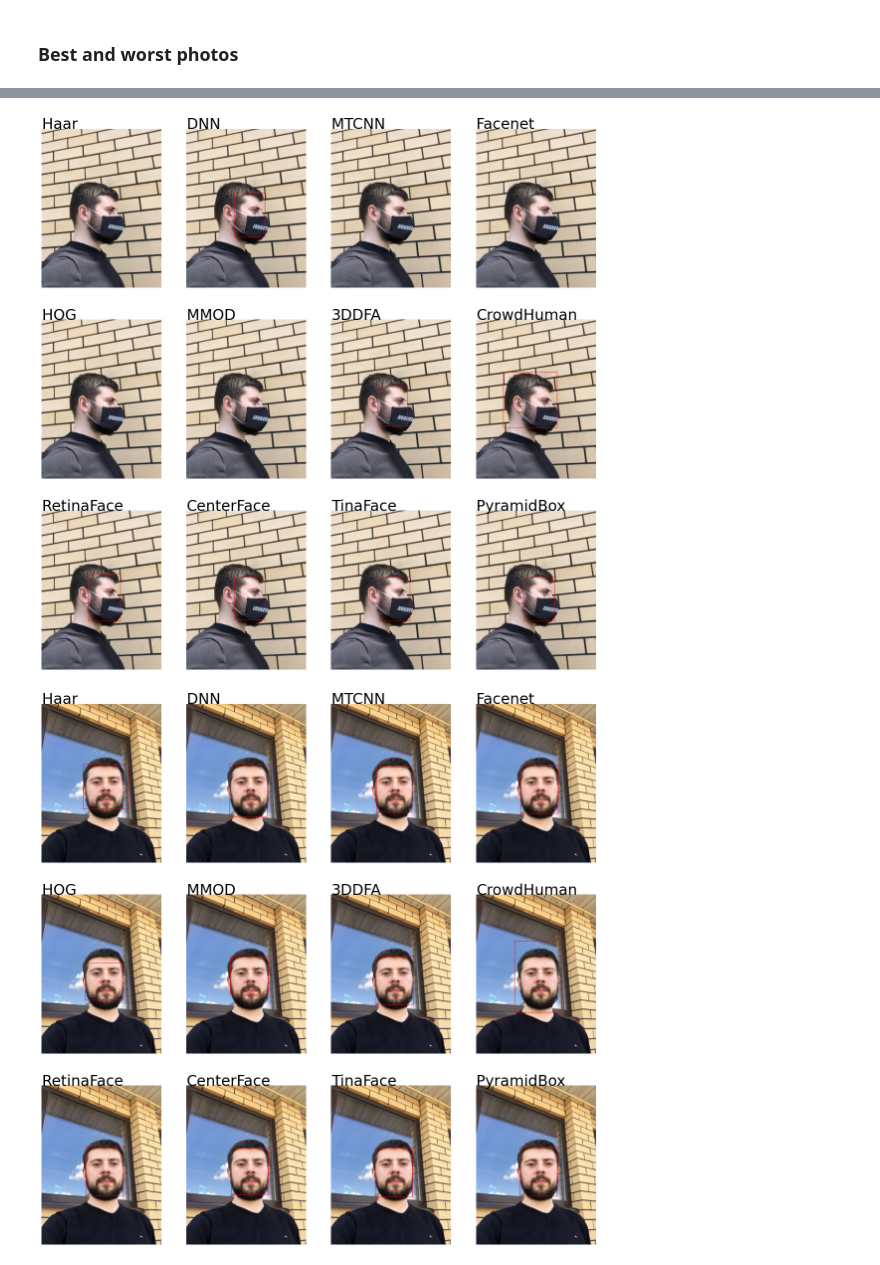
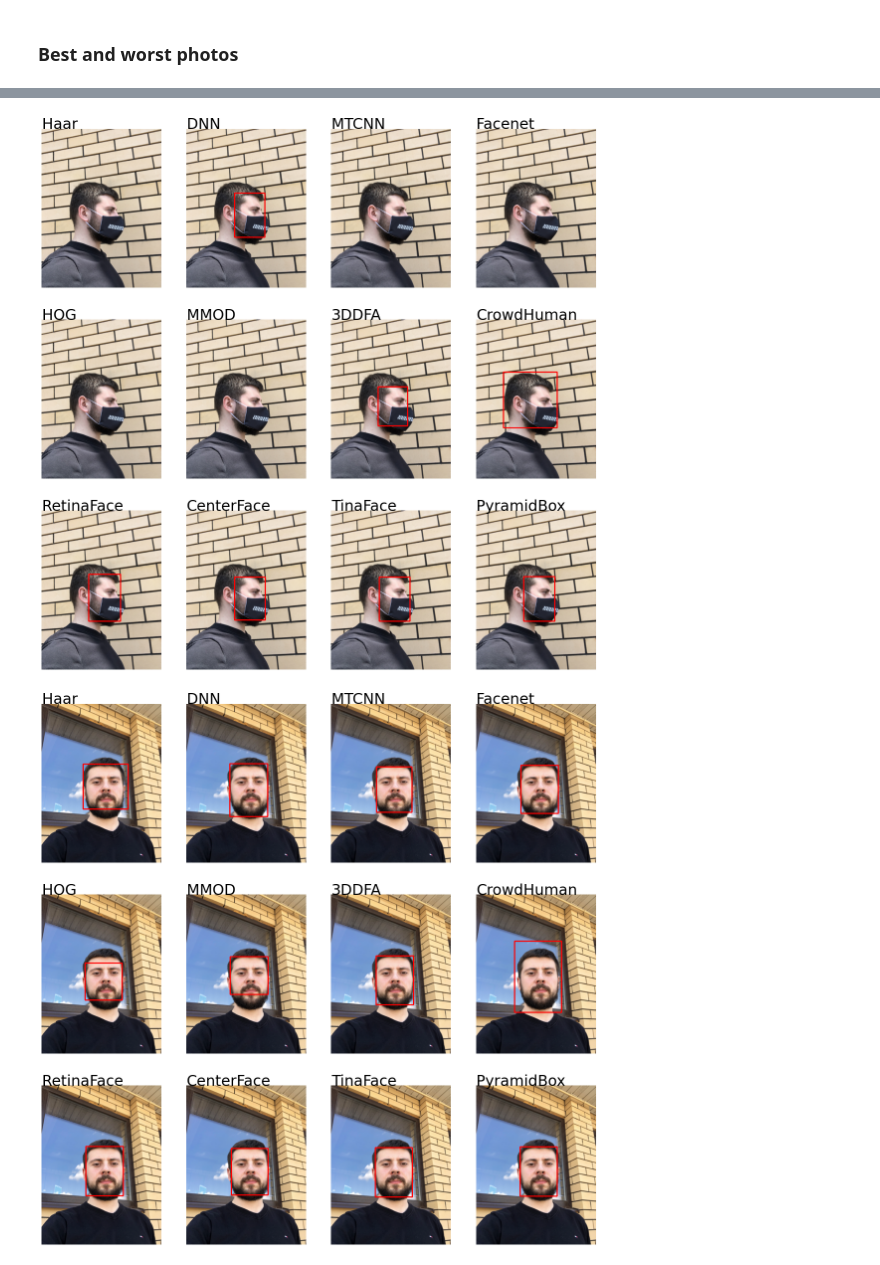
Before and after one commit to amrukwa/mask_detection, a Jupyter notebook: detector_choice.ipynb, the cells around one changed output, grey strips where cells are left out. Saved outputs shown, nothing was run; the diff lists cells and outputs as text; code cells hidden in the pictures.

Commit message:
Improve frames visibility

```diff
--- a/detector_choice.ipynb
+++ b/detector_choice.ipynb
@@ -686,7 +686,7 @@ for i in range(len(tina_results)):
     photo = tina_results[str(i)]
     tina_filenames.append(photo['filename'].replace("/am/dataset/second_approach/images/", ""))
 # %%
-def tina_annotate(filename, i=None):
+def tina_annotate(filename, i=None, width_frame=1):
     img = cv.imread(filename)
     file_name = filename.replace("dataset/second_approach/images/", "")
     idx = tina_filenames.index(file_name)
@@ -696,7 +696,7 @@ def tina_annotate(filename, i=None):
         xmax = int(float((file_results["objects"][str(i)]["coordinates"]["x_max"])))
         ymin = int(float((file_results["objects"][str(i)]["coordinates"]["y_min"])))
         ymax = int(float((file_results["objects"][str(i)]["coordinates"]["y_max"])))
-        cv.rectangle(img, (xmin, ymin), (xmax, ymax), (0, 0, 255), 1)
+        cv.rectangle(img, (xmin, ymin), (xmax, ymax), (0, 0, 255), width_frame)
     img = cv.cvtColor(img, cv.COLOR_BGR2RGB)
     return img
 # %%
@@ -730,14 +730,14 @@ import torch
 device = torch.device('cuda:0' if torch.cuda.is_available() else 'cpu')
 facenet_detector = MTCNN()
 # %%
-def facenet_annotate(filename, model):
+def facenet_annotate(filename, model, width_frame=1):
     img = cv.imread(filename)
     boxes, probs = model.detect(img)
     i = 0
     if boxes is not None:
         for box in boxes:
             if probs[i] > 0.5:
-                cv.rectangle(img, (int(box[0]), int(box[1])), (int(box[2]), int(box[3])), (0, 0, 255), 1)
+                cv.rectangle(img, (int(box[0]), int(box[1])), (int(box[2]), int(box[3])), (0, 0, 255), width_frame)
             i += 1
     img = cv.cvtColor(img, cv.COLOR_BGR2RGB)
     return img
@@ -788,9 +775,9 @@ def normalize_pyramidbox_results(filename, model):
 # %%
-def pyramidbox_annotate(filename, model):
+def pyramidbox_annotate(filename, model, width_frame=1):
     img = cv.imread(filename)
     result = model.face_detection(images=[img])
     for face in result[0]["data"]:
         if face["confidence"] > 0.5:
-            cv.rectangle(img, (face["left"], face["top"]), (face["right"], face["bottom"]), (0, 0, 255), 1)
+            cv.rectangle(img, (face["left"], face["top"]), (face["right"], face["bottom"]), (0, 0, 255), width_frame)
     img = cv.cvtColor(img, cv.COLOR_BGR2RGB)
     return img
@@ -1089,7 +1089,7 @@ wb_images, wb_labels, wb_files = extract_faces(wb_annot, return_bdbox=True)
 for i in range(len(wb_images)):
     bdbox = wb_images[i]
     idx = wb_imgs.index(wb_files[i])
-    cv.rectangle(wb_imgs_[idx], (bdbox[0], bdbox[1]), (bdbox[2], bdbox[3]), (0, 0, 255), 1)
+    cv.rectangle(wb_imgs_[idx], (bdbox[0], bdbox[1]), (bdbox[2], bdbox[3]), (0, 0, 255), 2)
 # %%
 for i in range(len(wb_imgs)):
     fig=plt.figure(figsize=(20, 20))
@@ -1113,13 +1113,13 @@ foos = [(haar_annotate, haar_detector), (dnn_annotate, dnn_detector), (mtcnn_ann
 # %%
 for i in range(len(wb_imgs_)):
     fig=plt.figure(figsize=(20, 20))
     axes = []
     for j in range(len(foos)):
-        image = foos[j][0](wb_imgs[i], foos[j][1])
+        image = foos[j][0](wb_imgs[i], foos[j][1], width_frame=2)
         axes.append(fig.add_subplot(3, 4, j+1))
         plt.text(0, 0, names[j], fontsize=30)
         plt.axis('off')
         plt.imshow(image)
 # %% [output]
-[figure, old version]
+[figure, new version]
-[figure, old version]
+[figure, new version]
```
Also changed, not shown: parts of 13 cells of this notebook.
